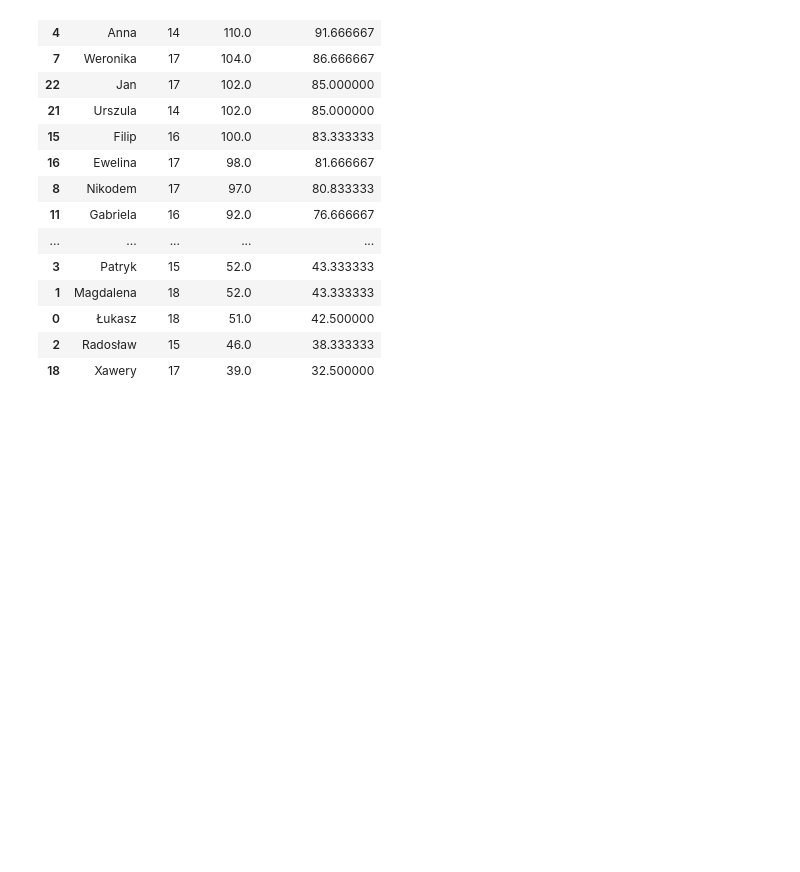
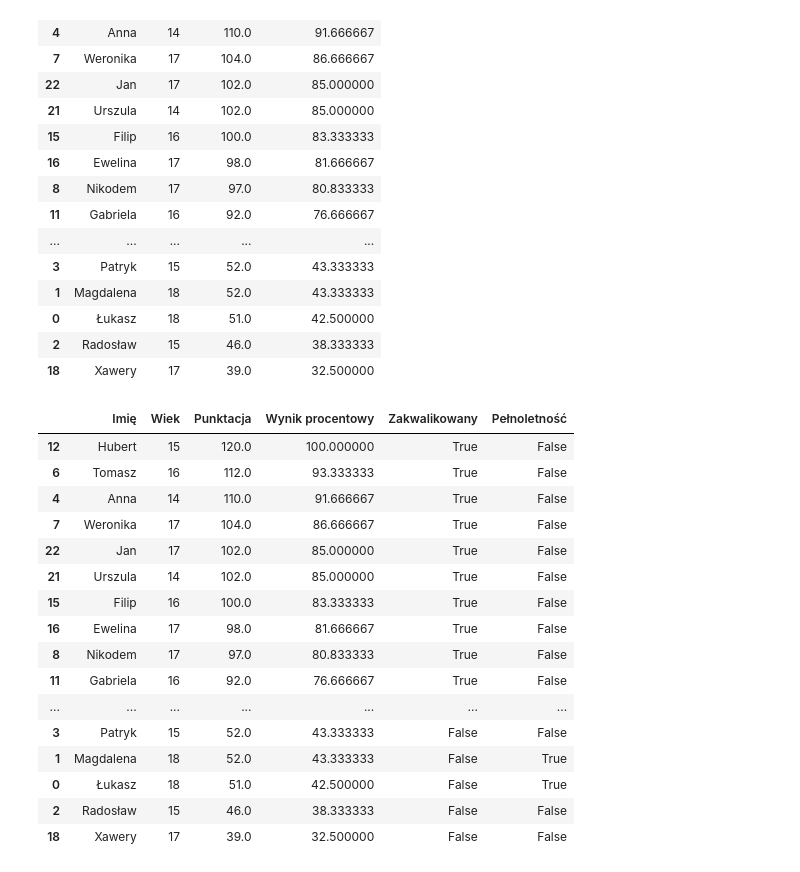
Before and after one commit to Glitch0110/AI-GiganciProgramowania, a Jupyter notebook: L9.ipynb, the cells around one changed output. Saved outputs shown, nothing was run; the diff lists cells and outputs as text; code cells hidden in the pictures; blank space fills up the shorter version.

```diff
--- a/L9.ipynb
+++ b/L9.ipynb
@@ -158,3 +158,25 @@ df
 | 0 | Łukasz | 18 | 51.0 | 42.500000 |
 | 2 | Radosław | 15 | 46.0 | 38.333333 |
 | 18 | Xawery | 17 | 39.0 | 32.500000 |
+# %%
+df["Zakwalikowany"] = df["Wynik procentowy"] > 70
+df["Pełnoletność"] = df["Wiek"] >= 18
+df
+# %% [output]
+|  | Imię | Wiek | Punktacja | Wynik procentowy | Zakwalikowany | Pełnoletność |
+| 12 | Hubert | 15 | 120.0 | 100.000000 | True | False |
+| 6 | Tomasz | 16 | 112.0 | 93.333333 | True | False |
+| 4 | Anna | 14 | 110.0 | 91.666667 | True | False |
+| 7 | Weronika | 17 | 104.0 | 86.666667 | True | False |
+| 22 | Jan | 17 | 102.0 | 85.000000 | True | False |
+| 21 | Urszula | 14 | 102.0 | 85.000000 | True | False |
+| 15 | Filip | 16 | 100.0 | 83.333333 | True | False |
+| 16 | Ewelina | 17 | 98.0 | 81.666667 | True | False |
+| 8 | Nikodem | 17 | 97.0 | 80.833333 | True | False |
+| 11 | Gabriela | 16 | 92.0 | 76.666667 | True | False |
+| ... | ... | ... | ... | ... | ... | ... |
+| 3 | Patryk | 15 | 52.0 | 43.333333 | False | False |
+| 1 | Magdalena | 18 | 52.0 | 43.333333 | False | True |
+| 0 | Łukasz | 18 | 51.0 | 42.500000 | False | True |
+| 2 | Radosław | 15 | 46.0 | 38.333333 | False | False |
+| 18 | Xawery | 17 | 39.0 | 32.500000 | False | False |
```
Also changed, not shown: parts of 2 cells of this notebook.
